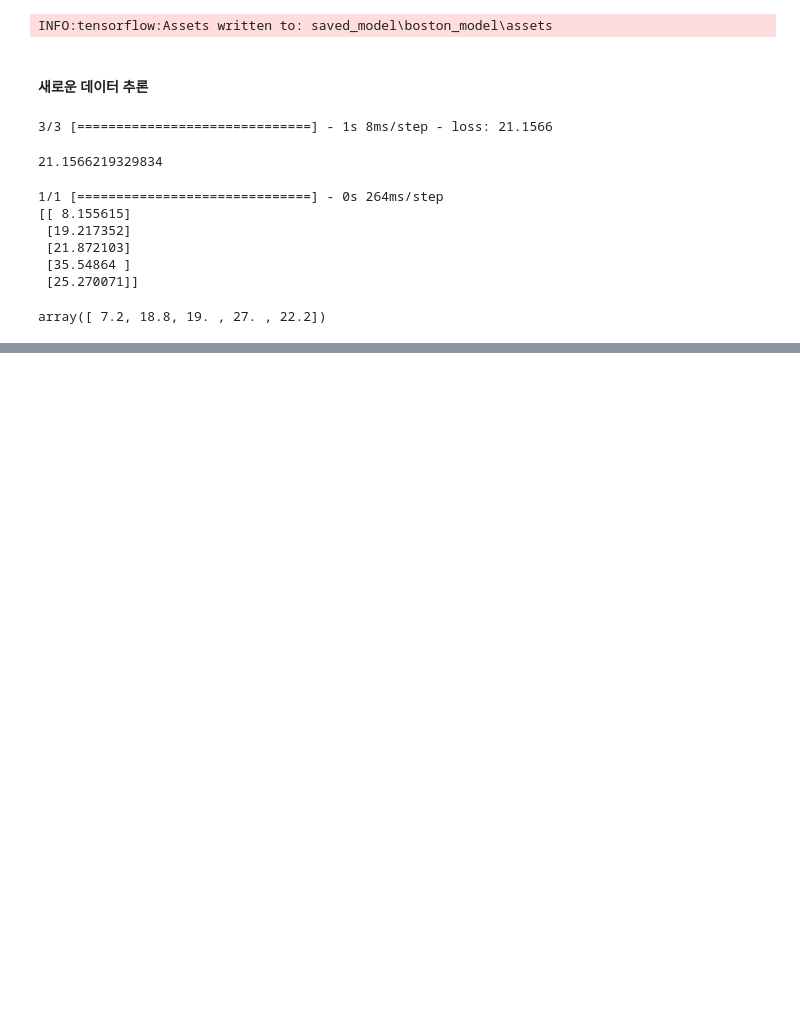
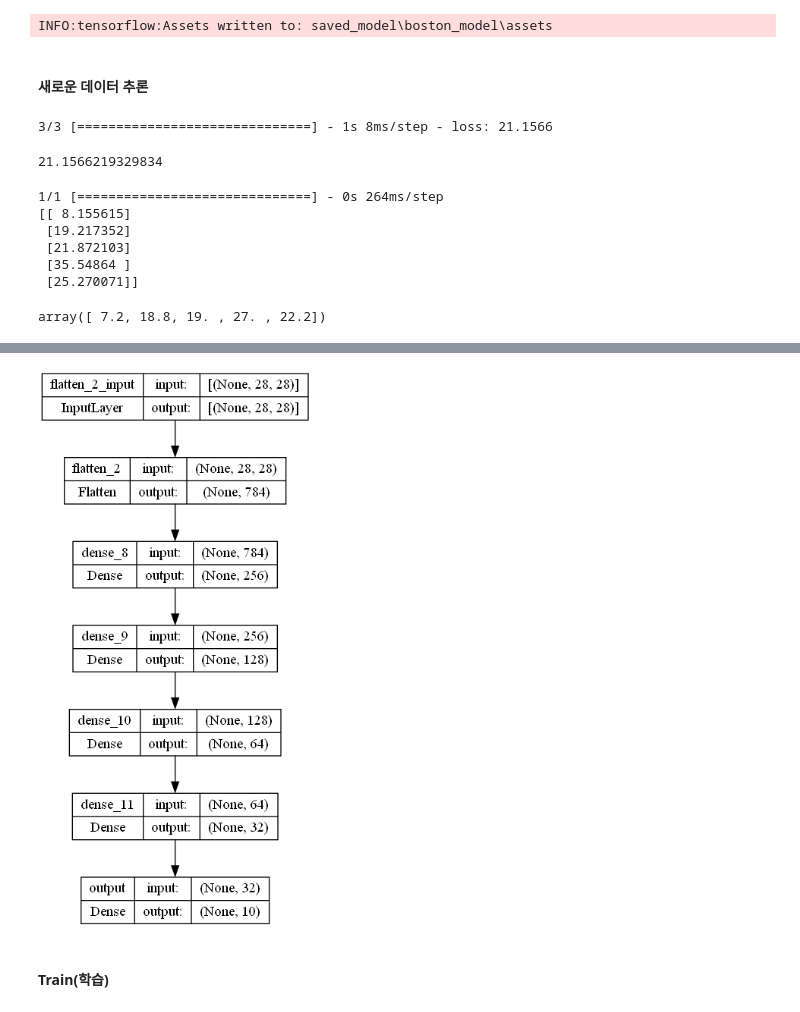
Before and after one commit to 1ee1hee/Deep_Learning, a Jupyter notebook: TFdata 파이프라인 분류 회귀 실습.ipynb, the cells around one changed output, grey strips where cells are left out. Saved outputs shown, nothing was run; the diff lists cells and outputs as text; code cells hidden in the pictures; blank space fills up the shorter version.

```diff
--- a/TFdata 파이프라인 분류 회귀 실습.ipynb
+++ b/TFdata 파이프라인 분류 회귀 실습.ipynb
@@ -498,0 +615,4 @@ array([ 7.2, 18.8, 19. , 27. , 22.2])
+# %%
+LEARNING_RATE = 0.001
+N_EPOCH = 100
+N_BATCH = 1000
@@ -498,0 +659,17 @@ array([ 7.2, 18.8, 19. , 27. , 22.2])
+# %%
+def get_model_fashion(lr = 0.01):
+    model = keras.Sequential()
+    model.add(layers.Flatten(input_shape=(28, 28)))
+    model.add(layers.Dense(256, activation='relu'))
+    model.add(layers.Dense(128, activation='relu'))
+    model.add(layers.Dense(64, activation='relu'))
+    model.add(layers.Dense(32, activation='relu'))
+    model.add(layers.Dense(10, activation='softmax', name='output'))
+
+    model.compile(optimizer = optimizers.Adam(learning_rate = lr),
+                  loss = 'sparse_categorical_crossentropy',
+                  metrics=['accuracy'])
+    return model
+# %%
+model_fashion = get_model_fashion(LEARNING_RATE)
+model_fashion.summary()
@@ -498,0 +694,6 @@ array([ 7.2, 18.8, 19. , 27. , 22.2])
+# %%
+keras.utils.plot_model(model_fashion, show_shapes=True)
+# %% [output]
+[figure, added]
+# %% [markdown]
+#### Train(학습)
```
Also changed, not shown: parts of 72 cells of this notebook, 11 other files.
